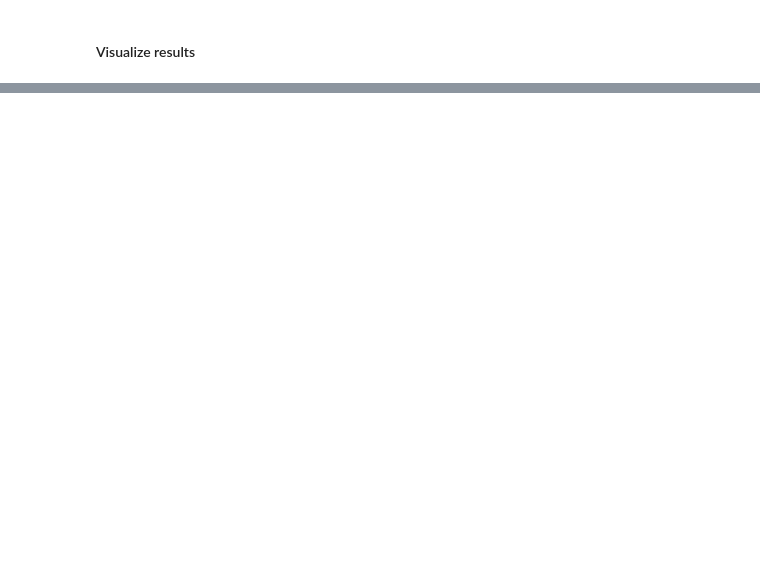
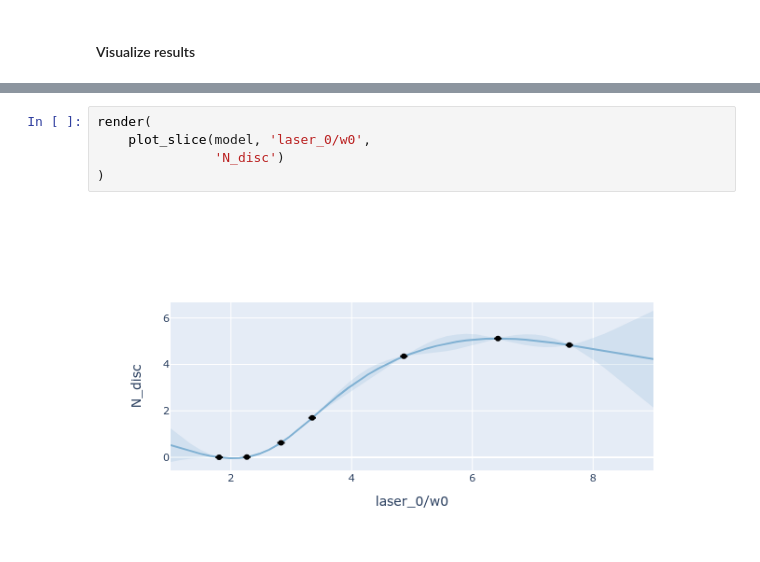
Before and after one commit to maxbalrog/light-by-light-botorch, a Jupyter notebook: experiments.ipynb, the cells around one changed output, grey strips where cells are left out. Cells and saved outputs as stored; diff of their text form; blank space fills up the shorter version.

```diff
--- a/experiments.ipynb
+++ b/experiments.ipynb
@@ -35,0 +221,7 @@ pio.renderers.default = "jupyterlab"
+# %%
+render(
+    plot_slice(model, 'laser_0/w0',
+               'N_disc')
+)
+# %% [output]
+[figure, added]
```
Also changed, not shown: parts of 11 cells of this notebook, 5 other files.
